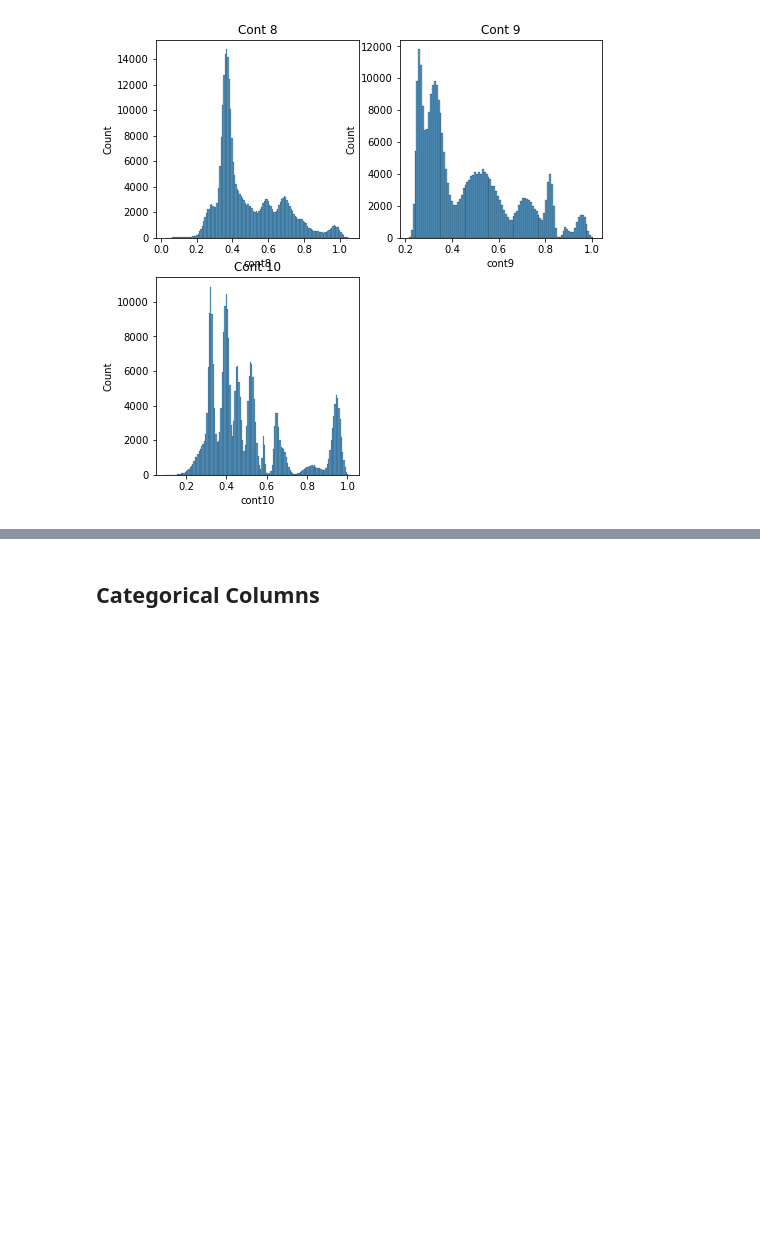
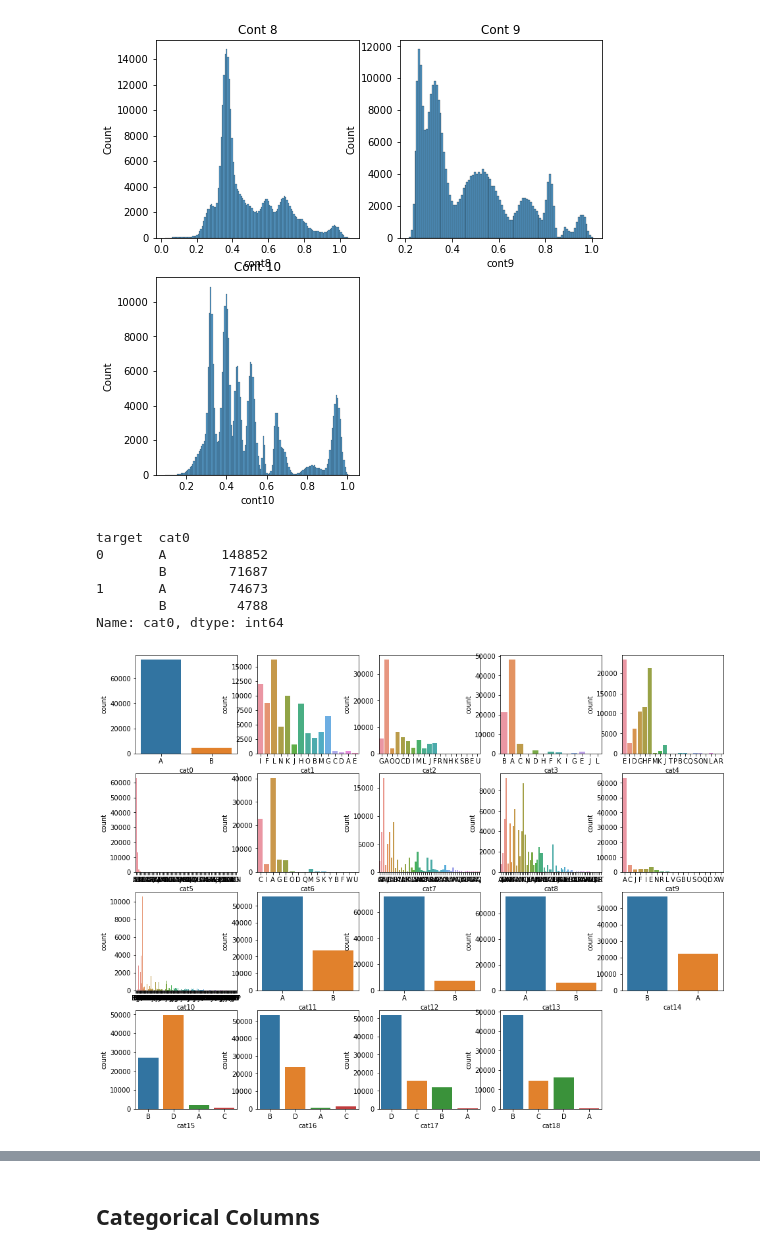
Before and after one commit to DaoodS/Machine_Learning_Projects, a Jupyter notebook: Project_11/Implementation/model.ipynb, the cells around one changed output, grey strips where cells are left out. Cells and saved outputs as stored; diff of their text form; code cells hidden in the pictures; blank space fills up the shorter version.

```diff
--- a/Project_11/Implementation/data_processing.ipynb
+++ b/Project_11/Implementation/model.ipynb
@@ -169,3 +153,24 @@ sns.histplot(train['cont10'])
 # %% [output]
 <AxesSubplot:title={'center':'Cont 10'}, xlabel='cont10', ylabel='Count'>
 [figure]
+# %%
+train.groupby(['target', 'cat0'])['cat0'].count()
+# %% [output]
+target  cat0
+0       A       148852
+        B        71687
+1       A        74673
+        B         4788
+Name: cat0, dtype: int64
+# %%
+grid_dim = math.ceil(np.sqrt(19))
+fig = plt.figure(figsize=(16, 16))
+df = train[train['target']==1]
+
+for i in range(len(obj_col)):
+    plt.subplot(grid_dim, grid_dim, i+1)
+    sns.countplot(x=obj_col[i], data=df)
+    plt.xlabel(obj_col[i])
+plt.show()
+# %% [output]
+[figure, added]
```
Also changed, not shown: parts of 51 cells of this notebook, 1 other file.
